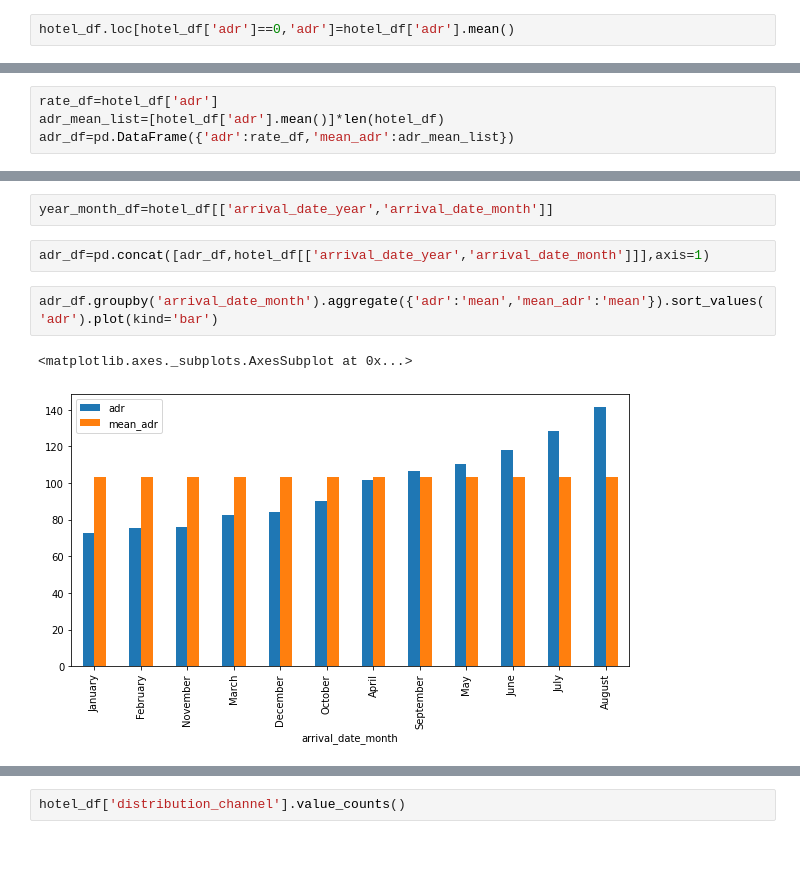
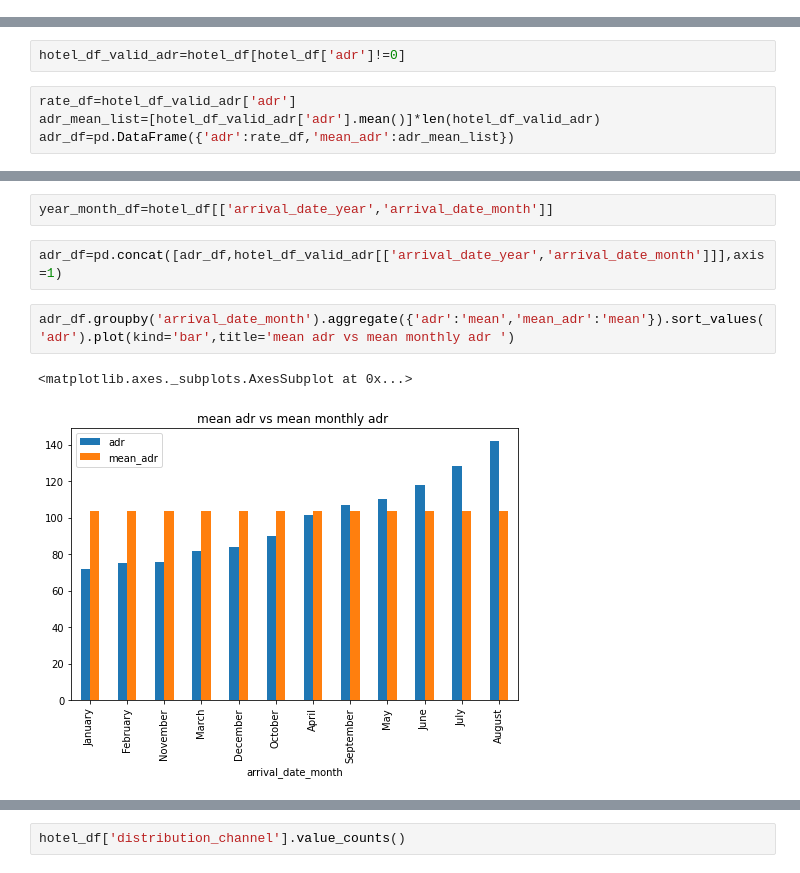
Before and after one commit to dkd99/hotel-booking-analysis, a Jupyter notebook: Hotel_Booking_Analysis_Capstone_Project.ipynb, the cells around one changed output, grey strips where cells are left out. Cells and saved outputs as stored; diff of their text form.

```diff
--- a/Hotel_Booking_Analysis_Capstone_Project.ipynb
+++ b/Hotel_Booking_Analysis_Capstone_Project.ipynb
@@ -1353,2 +1460,0 @@ hotel_df['country'].nunique()
-# %%
-hotel_df.loc[hotel_df['adr']==0,'adr']=hotel_df['adr'].mean()
@@ -1355,6 +1463,8 @@ hotel_df.loc[hotel_df['adr']==0,'adr']=hotel_df['adr'].mean()
+# %%
+hotel_df_valid_adr=hotel_df[hotel_df['adr']!=0]
 # %%
-rate_df=hotel_df['adr']
-adr_mean_list=[hotel_df['adr'].mean()]*len(hotel_df)
+rate_df=hotel_df_valid_adr['adr']
+adr_mean_list=[hotel_df_valid_adr['adr'].mean()]*len(hotel_df_valid_adr)
 adr_df=pd.DataFrame({'adr':rate_df,'mean_adr':adr_mean_list})
 # %%
 hotel_df.columns
@@ -1374,9 +1484,9 @@ Index(['hotel', 'is_canceled', 'lead_time', 'arrival_date_year',
 # %%
 year_month_df=hotel_df[['arrival_date_year','arrival_date_month']]
 # %%
-adr_df=pd.concat([adr_df,hotel_df[['arrival_date_year','arrival_date_month']]],axis=1)
+adr_df=pd.concat([adr_df,hotel_df_valid_adr[['arrival_date_year','arrival_date_month']]],axis=1)
 # %%
-adr_df.groupby('arrival_date_month').aggregate({'adr':'mean','mean_adr':'mean'}).sort_values('adr').plot(kind='bar')
+adr_df.groupby('arrival_date_month').aggregate({'adr':'mean','mean_adr':'mean'}).sort_values('adr').plot(kind='bar',title='mean adr vs mean monthly adr ')
 # %% [output]
 <matplotlib.axes._subplots.AxesSubplot at 0x...>
-[figure, old version]
+[figure, new version]
```
Also changed, not shown: parts of 129 cells of this notebook.
